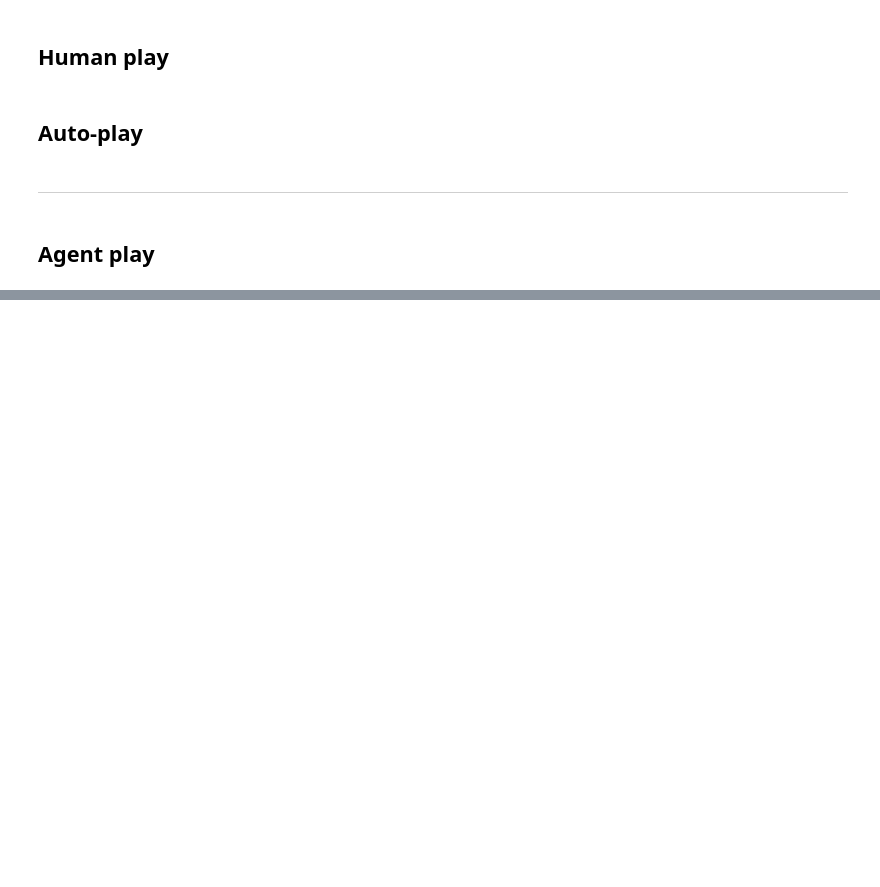
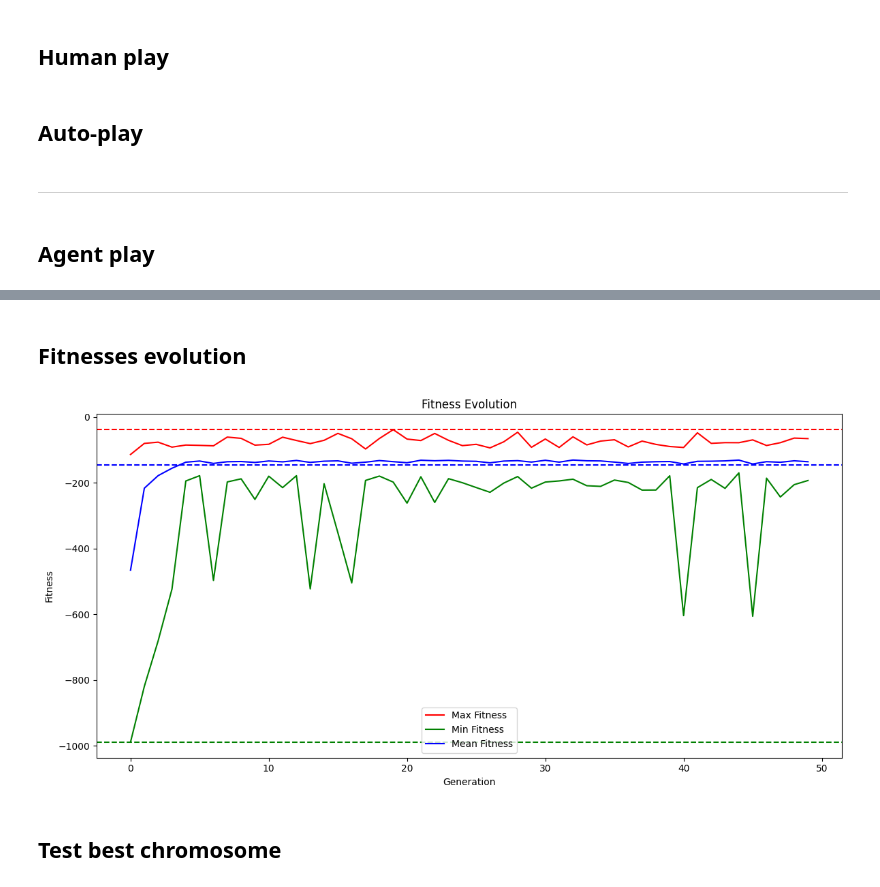
Before and after one commit to pintamonas4575/RLGAN-project-MAADM-UPM, a Jupyter notebook: RLGAN-p1-lunar-lander.ipynb, the cells around one changed output, grey strips where cells are left out. Cells and saved outputs as stored; diff of their text form; code cells hidden in the pictures; blank space fills up the shorter version.

```diff
--- a/RLGAN-p1-lunar-lander.ipynb
+++ b/RLGAN-p1-lunar-lander.ipynb
@@ -124,0 +67,10 @@ Refuerzo medio -119.249953332931
+# %%
+env = gym.make("LunarLander-v3")
+genetic_algorithm = AG_Lunar_Lander(population_size=100, num_ind_exp=5, env=env, env_seed=None)
+
+print("model params:", genetic_algorithm.MLP.size)
+
+start = time.time()
+genetic_algorithm.evolve(pmut=0.1, pcross=0.7, ngen=50, T=6, trace=10, reverse_sort=True, elitism=False)
+minutos, segundos = divmod(time.time()-start, 60)
+print(f"*******Tiempo evolución: {int(minutos)} minutos y {segundos:.2f} segundos*******")
@@ -124,0 +86,32 @@ Refuerzo medio -119.249953332931
+# %% [markdown]
+## **Fitnesses evolution**
+# %%
+def plot_fitnesses_evolution():
+    plt.figure(figsize=(12, 6))
+
+    max_fitness = genetic_algorithm.max_fitnesses
+    min_fitness = genetic_algorithm.min_fitnesses
+    mean_fitness = genetic_algorithm.mean_fitnesses
+
+    plt.plot(max_fitness, label='Max Fitness', color='r')
+    plt.axhline(y=max(max_fitness), color='r', linestyle='--')
+
+    plt.plot(min_fitness, label='Min Fitness', color='g')
+    plt.axhline(y=min(min_fitness), color='g', linestyle='--')
+
+    plt.plot(mean_fitness, label='Mean Fitness', color='b')
+    plt.axhline(y=np.mean(mean_fitness), color='b', linestyle='--')
+
+    plt.xlabel('Generation')
+    plt.ylabel('Fitness')
+    plt.title('Fitness Evolution')
+    plt.legend(loc='lower center')
+    plt.tight_layout()
+    plt.savefig("images/lunar-lander-evolution.png")
+    plt.show()
+
+plot_fitnesses_evolution()
+# %% [output]
+[figure, added]
+# %% [markdown]
+## **Test best chromosome**
```
Also changed, not shown: parts of 8 cells of this notebook, 4 other files.
